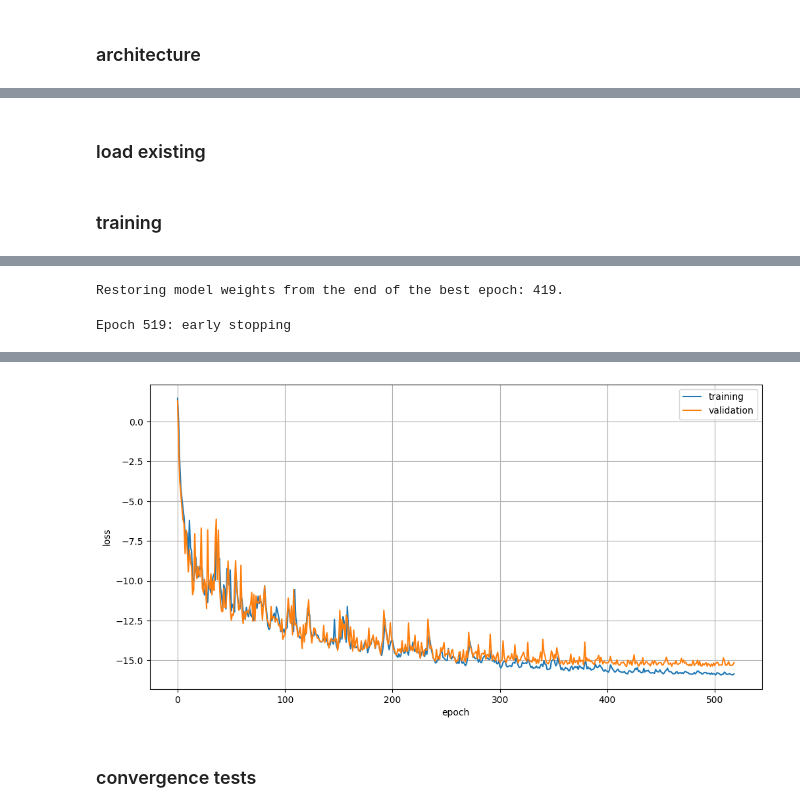
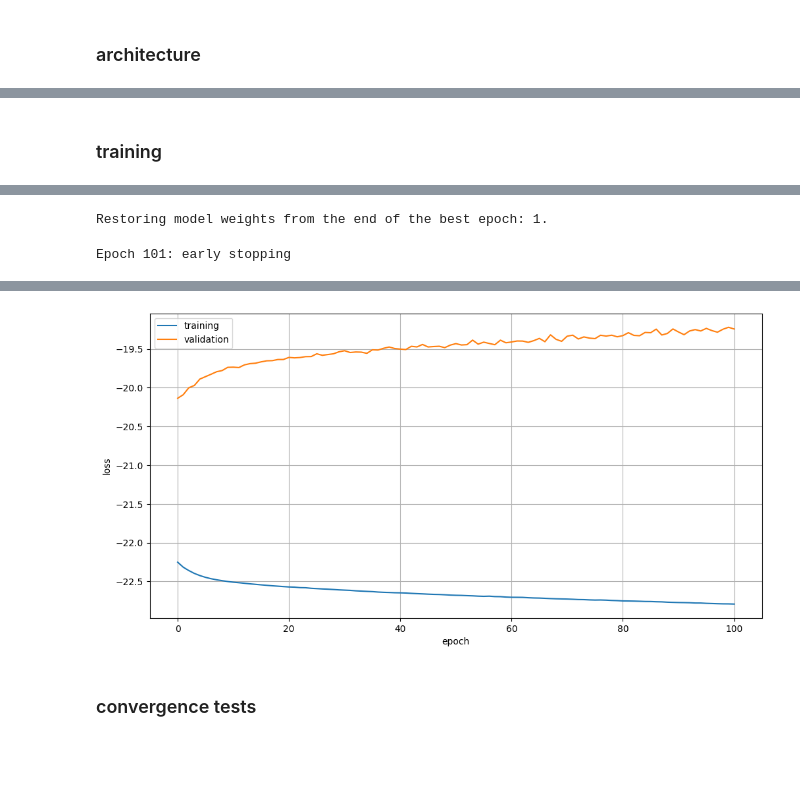
Before and after one commit to des-science/multiprobe-simulation-inference, a Jupyter notebook: notebooks/gmm_network.ipynb, the cells around one changed output, grey strips where cells are left out. Cells and saved outputs as stored; diff of their text form; code cells hidden in the pictures; blank space fills up the shorter version.

```diff
--- a/notebooks/gmm_network.ipynb
+++ b/notebooks/gmm_network.ipynb
@@ -48,17 +49,20 @@ params = ["Om", "s8", "w0", "Aia", "n_Aia"]
 # %% [markdown]
 #### combined probes
 # %%
-# conf = files.load_config("/global/homes/a/athomsen/multiprobe-simulation-forward-model/configs/v6/linear_bias.yaml")
-# base_dir = "/pscratch/sd/a/athomsen/run_files/v6/combined"
+conf = files.load_config("/global/homes/a/athomsen/multiprobe-simulation-forward-model/configs/v6/linear_bias.yaml")
+base_dir = "/pscratch/sd/a/athomsen/run_files/v6/combined"
 
-# # delta loss
-# # model_dir = "delta/"
+# delta loss
+model_dir = "delta/2024-02-02_00-28-48_resnet_vanilla"
 
-# # likelihood loss
+
+# likelihood loss
 # model_dir = "likelihood/2024-01-30_07-41-40_resnet_vanilla"
+# model_dir = "likelihood/2024-02-01_09-02-59_resnet_vanilla"
 
-# n_steps = 20000
+n_steps = 70000
 # params = ["Om", "s8", "H0", "Ob", "ns", "w0", "Aia", "n_Aia", "bg", "n_bg"]
+params = ["Om", "s8", "w0", "Aia", "n_Aia", "bg", "n_bg"]
 # %% [markdown]
 ### general
 # %%
@@ -95,6 +99,7 @@ model = LikelihoodGMM(
     params,
     conf,
     out_dir=out_dir,
-    label=label
+    label=label,
+    # load_existing=False,
 )
 # %% [output]
@@ -105,2 +109,0 @@ model = LikelihoodGMM(
-# %% [markdown]
-### load existing
@@ -120,10 +118,12 @@ model.fit(
     batch_size=10000,
     vali_split=0.1,
     # optimizer
-    learning_rate=1e-3,
+    learning_rate=1e-5,
     weight_decay=0.0,
-    clip_by_global_norm=1.0,
-    learning_rate_min=1e-6,
+    clip_by_global_norm=10.0,
+    # schedule
+    scheduler_kwargs={"factor": 0.75, "patience": 20, "cooldown": 10},
+    learning_rate_min=1e-8,
     # early stopping
     n_patience_epochs=100,
     min_delta=0.001,
@@ -134,2 +134,2 @@ model.fit(
-Restoring model weights from the end of the best epoch: 419.
+Restoring model weights from the end of the best epoch: 1.
-Epoch 519: early stopping
+Epoch 101: early stopping
@@ -137,3 +137,3 @@ Epoch 519: early stopping
-[figure, old version]
+[figure, new version]
 # %% [markdown]
 ### convergence tests
```
Also changed, not shown: parts of 10 cells of this notebook, 2 other files.
